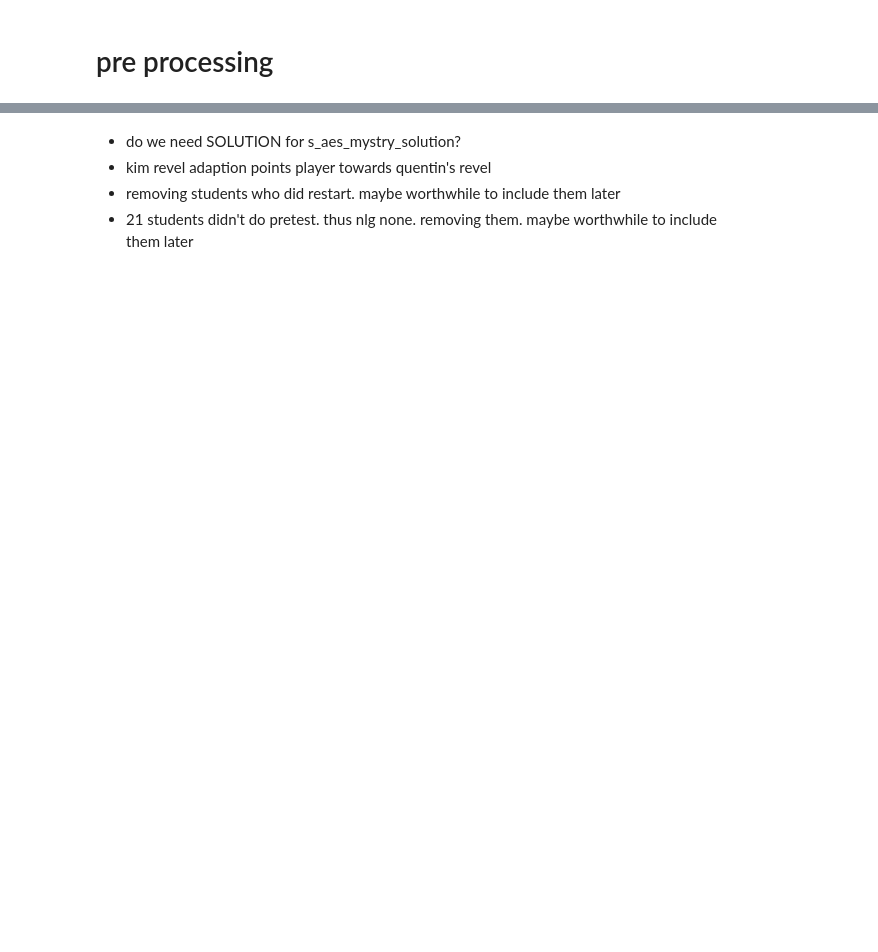
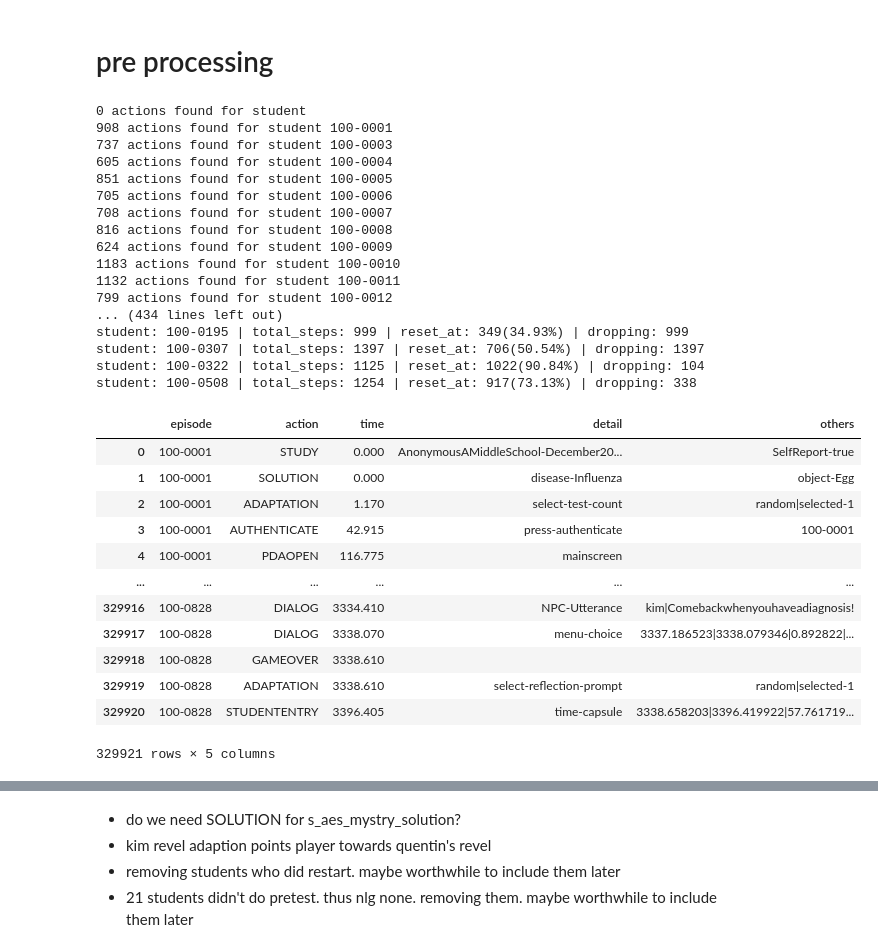
Before and after one commit to FahmidMorshed/CrystalIsland-RL, a Jupyter notebook: src/data_preprocessing.ipynb, the cells around one changed output, grey strips where cells are left out. Drawn from its saved outputs; the diff is of its cells as text; code cells hidden in the pictures; blank space fills up the shorter version.

```diff
--- a/src/data_preprocessing.ipynb
+++ b/src/data_preprocessing.ipynb
@@ -54,7 +54,7 @@ for i, line in enumerate(logs):
     others = ("|").join(tokens[4:])
 
     l.append({
-        'student_id': student_id,
+        'episode': student_id,
         'action': action,
         'time': time,
         'detail': detail,
@@ -62,39 +62,70 @@ for i, line in enumerate(logs):
     })
 
 df = pd.DataFrame(l,
-                  columns=['student_id', 'action', 'time', 'detail', 'others'])
+                  columns=['episode', 'action', 'time', 'detail', 'others'])
 
 
 # for students with "RESET"
 # we are keeping if student reseted after planing signifcant part of the game (>70%)
 # or resetted very early (<30%)
 print("-- removing reset issues --")
 dlt_idx = []
-student_with_reset = df.loc[df['action'] == 'RESET']['student_id'].unique()
+student_with_reset = df.loc[df['action'] == 'RESET']['episode'].unique()
 for student in student_with_reset:
-    df_s = df.loc[df['student_id'] == student]
+    df_s = df.loc[df['episode'] == student]
     total_steps = len(df_s)
-    i = df.loc[(df['student_id'] == student)
+    i = df.loc[(df['episode'] == student)
                & (df['action'] == 'RESET')].index[0]
     before_reset_steps = len(df_s.loc[:i])
     percent_before_reset = round(before_reset_steps / total_steps * 100, 2)
     drop_curr = []
     if percent_before_reset < 30.0:
         drop_curr = list(df_s.loc[df_s.index[0]:i + 1].index)
     elif percent_before_reset > 70.0:
         drop_curr = list(df_s.loc[i:].index)
     else:
         drop_curr = list(df_s.index)
 
     print(
         "student: {0} | total_steps: {1} | reset_at: {2}({3}%) | dropping: {4}"
         .format(student, total_steps, before_reset_steps, percent_before_reset,
                 len(drop_curr)))
     dlt_idx += drop_curr
 
 
 df = df.drop(index=dlt_idx).reset_index(drop=True)
 df
+# %% [output]
+0 actions found for student
+908 actions found for student 100-0001
+737 actions found for student 100-0003
+605 actions found for student 100-0004
+851 actions found for student 100-0005
+705 actions found for student 100-0006
+708 actions found for student 100-0007
+816 actions found for student 100-0008
+624 actions found for student 100-0009
+1183 actions found for student 100-0010
+1132 actions found for student 100-0011
+799 actions found for student 100-0012
+... (434 lines left out)
+student: 100-0195 | total_steps: 999 | reset_at: 349(34.93%) | dropping: 999
+student: 100-0307 | total_steps: 1397 | reset_at: 706(50.54%) | dropping: 1397
+student: 100-0322 | total_steps: 1125 | reset_at: 1022(90.84%) | dropping: 104
+student: 100-0508 | total_steps: 1254 | reset_at: 917(73.13%) | dropping: 338
+|  | episode | action | time | detail | others |
+| 0 | 100-0001 | STUDY | 0.000 | AnonymousAMiddleSchool-December20... | SelfReport-true |
+| 1 | 100-0001 | SOLUTION | 0.000 | disease-Influenza | object-Egg |
+| 2 | 100-0001 | ADAPTATION | 1.170 | select-test-count | random|selected-1 |
+| 3 | 100-0001 | AUTHENTICATE | 42.915 | press-authenticate | 100-0001 |
+| 4 | 100-0001 | PDAOPEN | 116.775 | mainscreen |  |
+| ... | ... | ... | ... | ... | ... |
+| 329916 | 100-0828 | DIALOG | 3334.410 | NPC-Utterance | kim|Comebackwhenyouhaveadiagnosis! |
+| 329917 | 100-0828 | DIALOG | 3338.070 | menu-choice | 3337.186523|3338.079346|0.892822|... |
+| 329918 | 100-0828 | GAMEOVER | 3338.610 |  |  |
+| 329919 | 100-0828 | ADAPTATION | 3338.610 | select-reflection-prompt | random|selected-1 |
+| 329920 | 100-0828 | STUDENTENTRY | 3396.405 | time-capsule | 3338.658203|3396.419922|57.761719... |
+329921 rows × 5 columns
 # %%
 from collections import defaultdict
 
```
Also changed, not shown: parts of 7 cells of this notebook, 19 other files.
